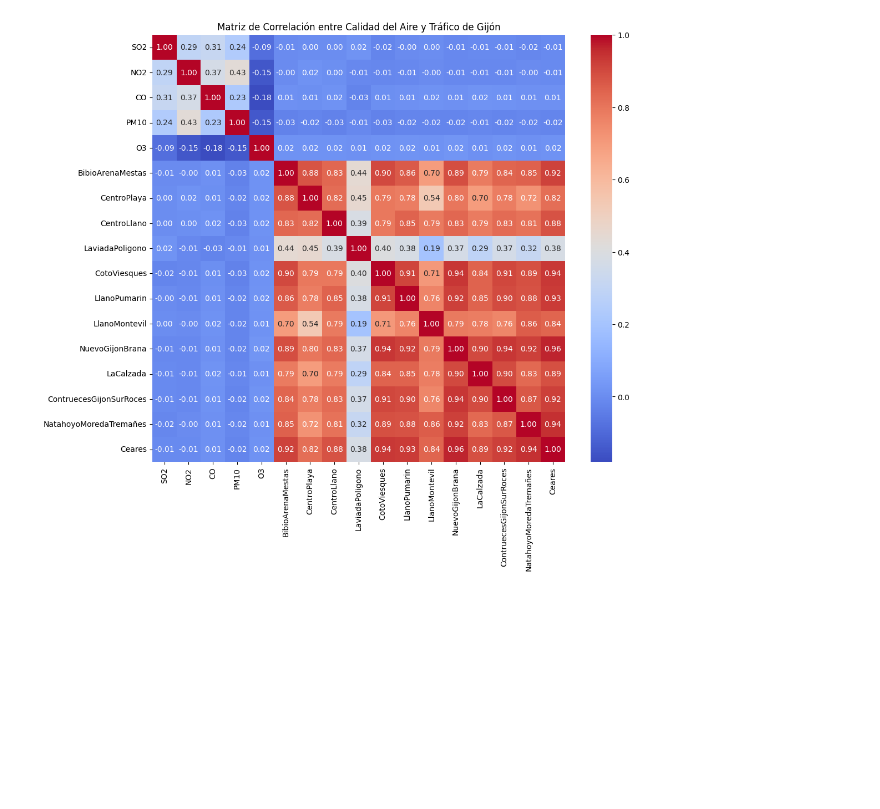
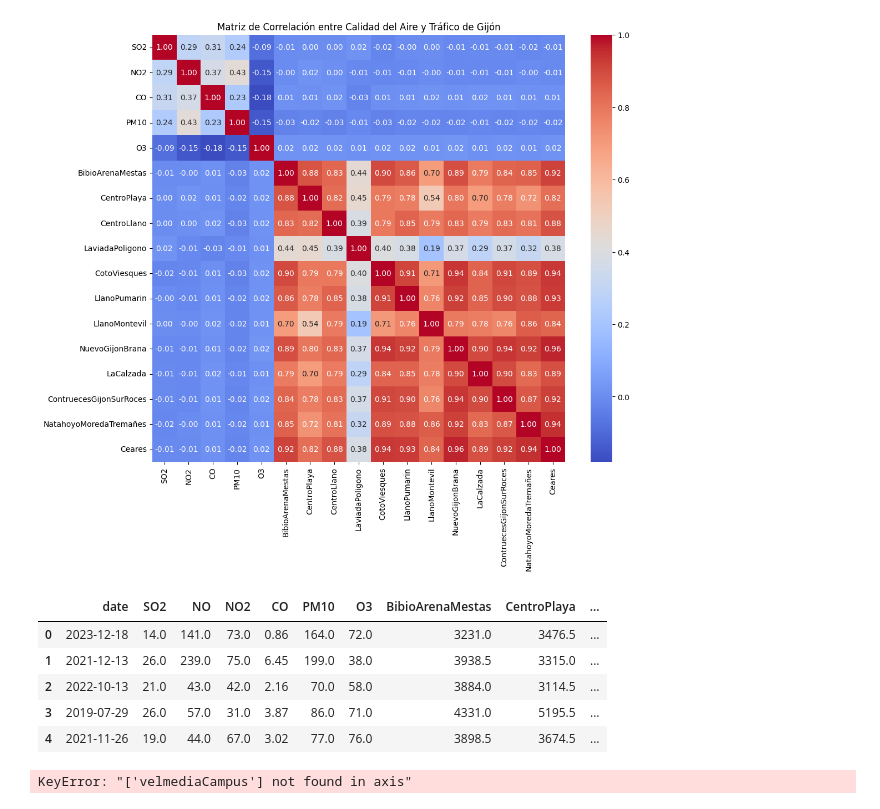
Before and after one commit to coral2742/Merkle-Datathon-2024, a Jupyter notebook: parte1.ipynb, the cells around one changed output. Cells and saved outputs as stored; diff of their text form; code cells hidden in the pictures; blank space fills up the shorter version.

```diff
--- a/parte1.ipynb
+++ b/parte1.ipynb
@@ -184,3 +184,31 @@ plt.title("Matriz de Correlación entre Calidad del Aire y Tráfico de Gijón")
 plt.show()
 # %% [output]
 [figure]
+# %%
+
+
+
+
+
+# Suponiendo que ambos DataFrames tienen una columna 'date' que contiene fechas
+df_result = pd.merge(df_air, df_movility, on='date', how='inner')
+df_result.head()
+# %% [output]
+|  | date | SO2 | NO | NO2 | CO | PM10 | O3 | BibioArenaMestas | CentroPlaya | ... |
+| 0 | 2023-12-18 | 14.0 | 141.0 | 73.0 | 0.86 | 164.0 | 72.0 | 3231.0 | 3476.5 | ... |
+| 1 | 2021-12-13 | 26.0 | 239.0 | 75.0 | 6.45 | 199.0 | 38.0 | 3938.5 | 3315.0 | ... |
+| 2 | 2022-10-13 | 21.0 | 43.0 | 42.0 | 2.16 | 70.0 | 58.0 | 3884.0 | 3114.5 | ... |
+| 3 | 2019-07-29 | 26.0 | 57.0 | 31.0 | 3.87 | 86.0 | 71.0 | 4331.0 | 5195.5 | ... |
+| 4 | 2021-11-26 | 19.0 | 44.0 | 67.0 | 3.02 | 77.0 | 76.0 | 3898.5 | 3674.5 | ... |
+# %%
+df_meteo.head()
+
+df_meteo.columns = df_meteo.columns.str.replace('_Gijon', '')
+
+df_meteo.drop(columns=['velmediaCampus'], inplace=True)
+df_meteo.drop(columns=['rachaCampus'], inplace=True)
+
+
+df_meteo.head()
+# %% [output]
+KeyError: "['velmediaCampus'] not found in axis"
```
